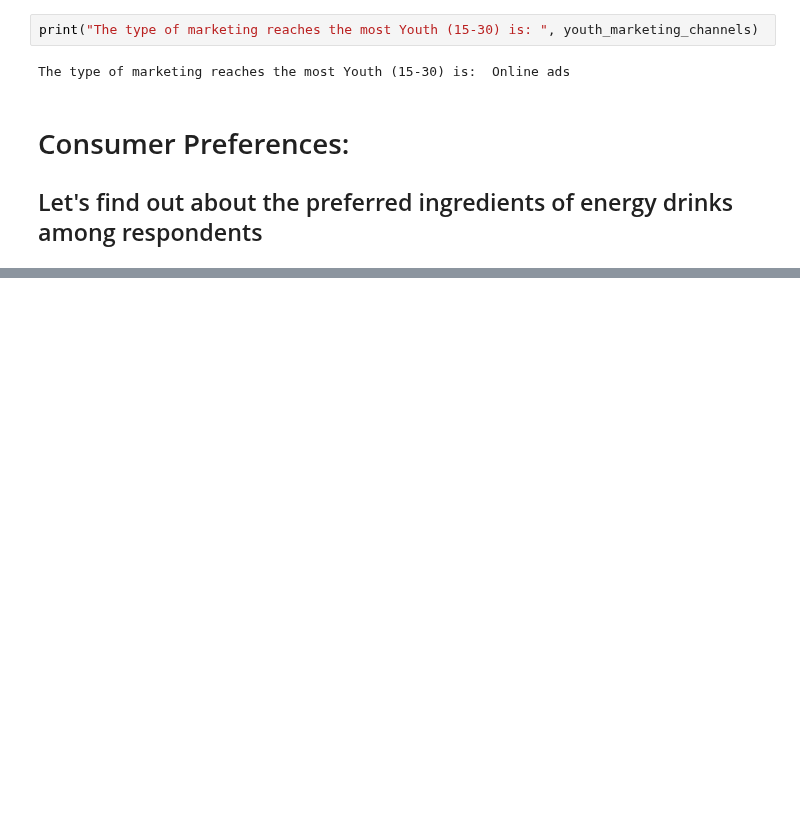
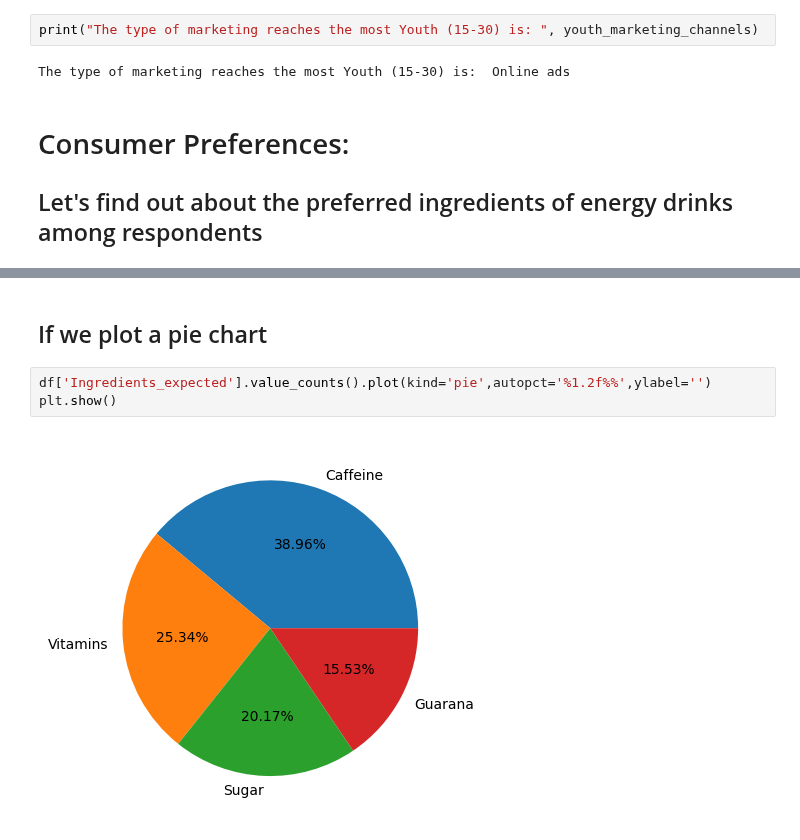
Before and after one commit to sourabhms66/Food_-_Beverage_Marketing, a Jupyter notebook: codes.ipynb, the cells around one changed output, grey strips where cells are left out. Saved outputs shown, nothing was run; the diff lists cells and outputs as text; blank space fills up the shorter version.

```diff
--- a/codes.ipynb
+++ b/codes.ipynb
@@ -281,0 +301,7 @@ The type of marketing reaches the most Youth (15-30) is:  Online ads
+# %% [markdown]
+## If we plot a pie chart
+# %%
+df['Ingredients_expected'].value_counts().plot(kind='pie',autopct='%1.2f%%',ylabel='')
+plt.show()
+# %% [output]
+[figure, added]
```
Also changed, not shown: parts of 2 cells of this notebook.
